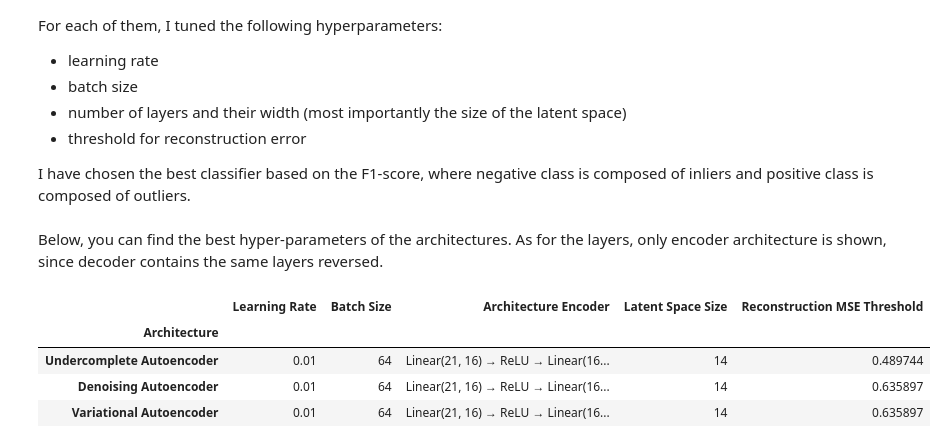
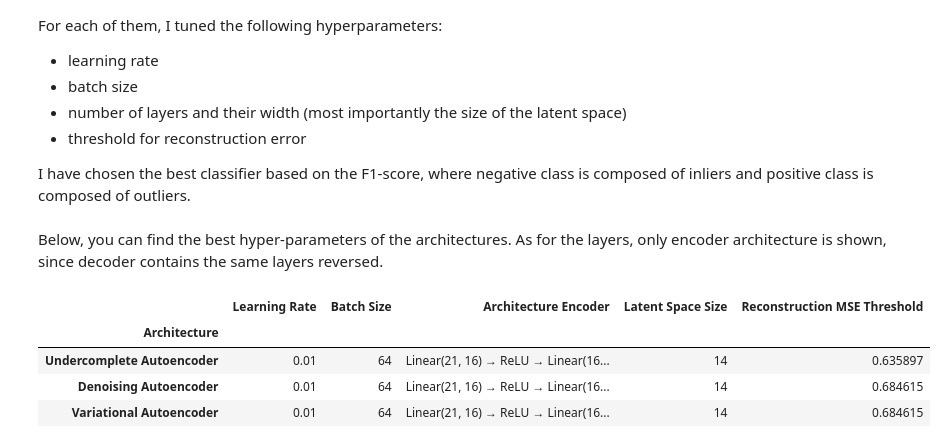
Before and after one commit to martin-krutsky/anomaly-detection-autoencoders, a Jupyter notebook: outlier_detection.ipynb, the cells around one changed output. Cells and saved outputs as stored; diff of their text form; code cells hidden in the pictures.

```diff
--- a/outlier_detection.ipynb
+++ b/outlier_detection.ipynb
@@ -289,7 +289,7 @@ def plot_confusion_matrix(confusion_mat: np.ndarray):
     plt.xlabel('Predicted class')
     plt.show()
 # %%
-def try_threshold_grid(MSEs: np.ndarray, true_labels: np.ndarray, model_name: str, start: float = 0.0, stop: float = 5.0, num_thresholds: int = 10) -> float:
+def try_threshold_grid(MSEs: np.ndarray, true_labels: np.ndarray, model_name: str, start: float = 0.0, stop: float = 5.0, num_thresholds: int = 10, verbose: bool = True) -> float:
     '''
     Plot a confusion matrix of true vs predicted labels.
 
@@ -303,7 +303,10 @@ def try_threshold_grid(MSEs: np.ndarray, true_labels: np.ndarray, model_name: st
     '''
     best_threshold = None
     best_f1 = 0.0
-    display(Markdown(f'## Model: {model_name}'))
+    display(Markdown(f'## Model: {model_name}, trying {num_thresholds} thresholds from [{start}, {stop}]'))
+    if not verbose:
+        display(Markdown('For more detail, call the method with `verbose=True`'))
+
     for threshold in np.linspace(start, stop, num=num_thresholds):
         predictions = classify_by_error(MSEs, threshold)
         matrix = confusion_matrix(true_labels, predictions)
@@ -319,14 +322,15 @@ def try_threshold_grid(MSEs: np.ndarray, true_labels: np.ndarray, model_name: st
             best_f1 = outlier_f1
             best_threshold = threshold
 
-        display(Markdown(f'### Threshold {threshold}'))
-        display(acc_df.style.hide_index())
-        display(Markdown(f'##### Classification Report'))
-        print(classification_report(true_labels, predictions))
-        # plot_confusion_matrix(matrix)
-        display(Markdown('---'))
+        if verbose:
+            display(Markdown(f'### Threshold {threshold}'))
+            display(acc_df.style.hide_index())
+            display(Markdown(f'##### Classification Report'))
+            print(classification_report(true_labels, predictions))
+            # plot_confusion_matrix(matrix)
+            display(Markdown('---'))
 
     return best_threshold
 # %%
-optimal_threshold = try_threshold_grid(test_MSEs, y_test, 'undercomplete_autoencoder', start=0.1, stop=2.0, num_thresholds=40)
+optimal_threshold_under = try_threshold_grid(test_MSEs, y_test, 'undercomplete_autoencoder', start=0.1, stop=2.0, num_thresholds=40, verbose=False)
 # %% [output]
@@ -470,3 +447,3 @@ test_df, test_MSEs = eval_on_testset(denoising_ae, X_test, y_test)
 # %%
-optimal_threshold = try_threshold_grid(test_MSEs, y_test, 'denoising_autoencoder', start=0.1, stop=2.0, num_thresholds=40)
+optimal_threshold_denoising = try_threshold_grid(test_MSEs, y_test, 'denoising_autoencoder', start=0.1, stop=2.0, num_thresholds=40, verbose=False)
 # %% [output]
@@ -690,3 +640,3 @@ test_df, test_MSEs = eval_on_testset(denoising_ae, X_test, y_test)
 # %%
-optimal_threshold = try_threshold_grid(test_MSEs, y_test, 'variational_autoencoder', start=0.1, stop=2.0, num_thresholds=40)
+optimal_threshold_vae = try_threshold_grid(test_MSEs, y_test, 'variational_autoencoder', start=0.1, stop=2.0, num_thresholds=40, verbose=False)
 # %% [output]
@@ -771,18 +694,18 @@ Below, you can find the best hyper-parameters of the architectures. As for the l
 # %%
 result_df = pd.DataFrame({'Architecture': ['Undercomplete Autoencoder', 'Denoising Autoencoder', 'Variational Autoencoder'],
                           'Learning Rate': [1e-2, 1e-2, 1e-2],
                           'Batch Size': [64, 64, 64],
                           'Architecture Encoder': [
                               'Linear(21, 16) → ReLU → Linear(16, 14)', 'Linear(21, 16) → ReLU → Linear(16, 14)', 'Linear(21, 16) → ReLU → Linear(16, 14)'
                           ],
                           'Latent Space Size': [14, 14, 14],
-                          'Reconstruction MSE Threshold': [0.489744, 0.635897, 0.635897],
+                          'Reconstruction MSE Threshold': [optimal_threshold_under, optimal_threshold_denoising, optimal_threshold_vae],
                          })
 result_df = result_df.set_index('Architecture')
 display(result_df)
 # %% [output]
 |  | Learning Rate | Batch Size | Architecture Encoder | Latent Space Size | Reconstruction MSE Threshold |
 | Architecture |  |  |  |  |  |
-| Undercomplete Autoencoder | 0.01 | 64 | Linear(21, 16) → ReLU → Linear(16... | 14 | 0.489744 |
-| Denoising Autoencoder | 0.01 | 64 | Linear(21, 16) → ReLU → Linear(16... | 14 | 0.635897 |
-| Variational Autoencoder | 0.01 | 64 | Linear(21, 16) → ReLU → Linear(16... | 14 | 0.635897 |
+| Undercomplete Autoencoder | 0.01 | 64 | Linear(21, 16) → ReLU → Linear(16... | 14 | 0.635897 |
+| Denoising Autoencoder | 0.01 | 64 | Linear(21, 16) → ReLU → Linear(16... | 14 | 0.684615 |
+| Variational Autoencoder | 0.01 | 64 | Linear(21, 16) → ReLU → Linear(16... | 14 | 0.684615 |
```
Also changed, not shown: parts of 12 cells of this notebook.
